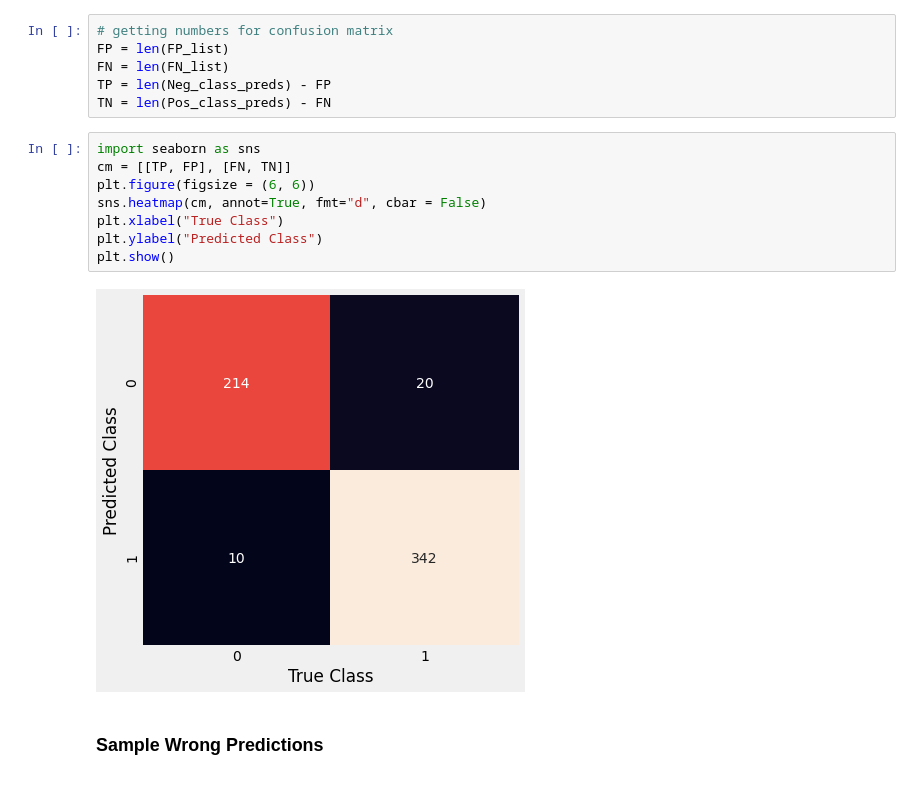
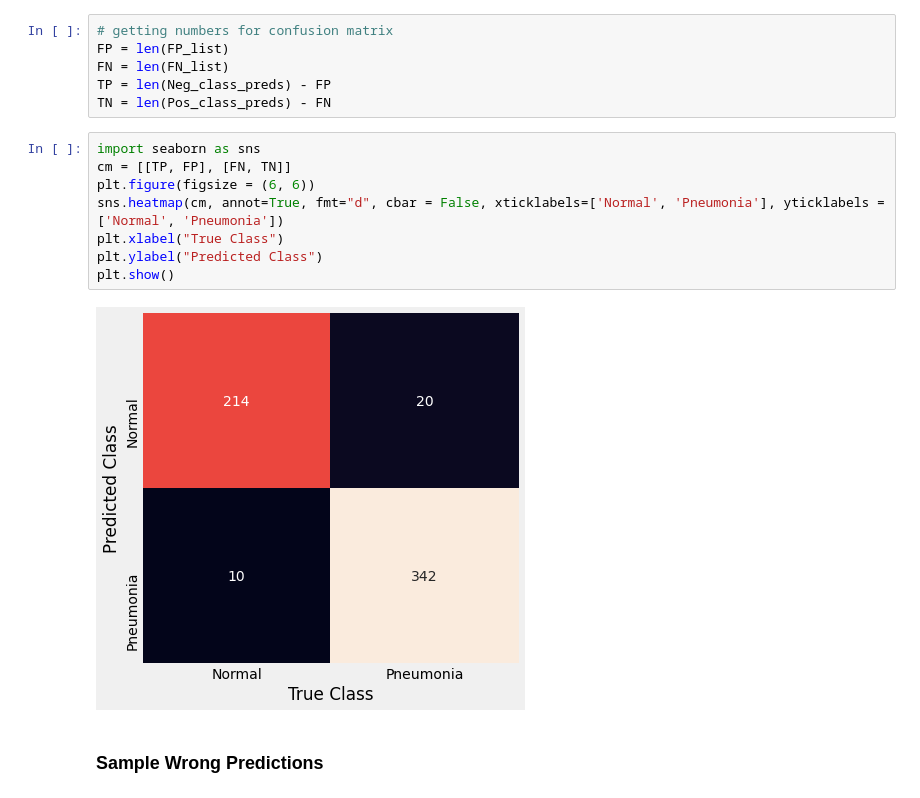
Before and after one commit to stereopickle/pneumonia_img_classification, a Jupyter notebook: 020.CNN.ipynb, the cells around one changed output. Cells and saved outputs as stored; diff of their text form.

```diff
--- a/020.CNN.ipynb
+++ b/020.CNN.ipynb
@@ -736,13 +736,13 @@ TN = len(Pos_class_preds) - FN
 # %%
 import seaborn as sns
 cm = [[TP, FP], [FN, TN]]
 plt.figure(figsize = (6, 6))
-sns.heatmap(cm, annot=True, fmt="d", cbar = False)
+sns.heatmap(cm, annot=True, fmt="d", cbar = False, xticklabels=['Normal', 'Pneumonia'], yticklabels = ['Normal', 'Pneumonia'])
 plt.xlabel("True Class")
 plt.ylabel("Predicted Class")
 plt.show()
 # %% [output]
-[figure, old version]
+[figure, new version]
 # %% [markdown]
 ### Sample Wrong Predictions
 # %%
```
